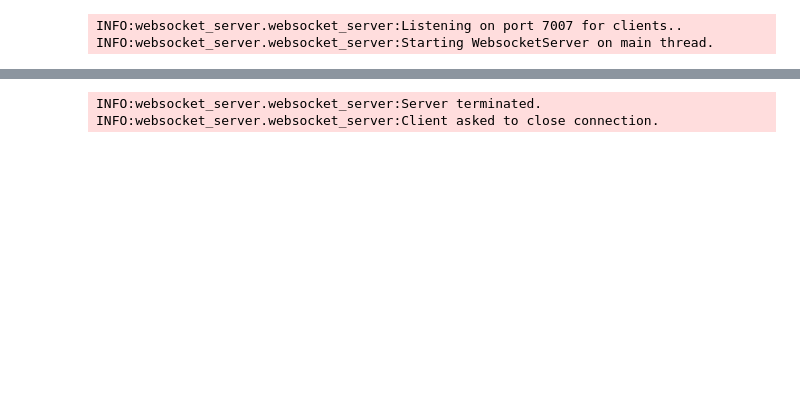
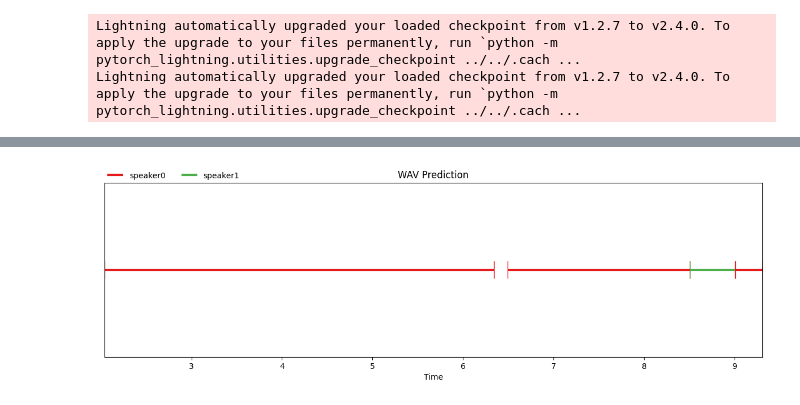
Before and after one commit to jottemka/ds-capstone-speakequal, a Jupyter notebook: cr_speak_equal.ipynb, the cells around one changed output, grey strips where cells are left out. Cells and saved outputs as stored; diff of their text form; code cells hidden in the pictures; blank space fills up the shorter version.

Commit message:
Testing around with annotation plotting

```diff
--- a/cr_speak_equal.ipynb
+++ b/cr_speak_equal.ipynb
@@ -44,9 +32,9 @@ config = SpeakerDiarizationConfig(
 )
 
 pipeline = SpeakerDiarization(config)
-#source = FileAudioSource("data/test.wav", SAMPLE_RATE)
+source = FileAudioSource("data/derived/example.wav", SAMPLE_RATE)
 #source = MicrophoneAudioSource()
-source = WebSocketAudioSource(SAMPLE_RATE, "127.0.0.1", 7007)
+#source = WebSocketAudioSource(SAMPLE_RATE, "127.0.0.1", 7007)
 
 inference = StreamingInference(
     pipeline,
@@ -58,9 +46,12 @@ inference = StreamingInference(
 
 #inference.attach_hooks(lambda annotation: source.send(annotation[0].to_rttm()))
 
-clear_output()
-print("Waiting for signal..")
-prediction = inference()
+prediction_wav = inference()
+print(prediction_wav)
+
+fig, ax = plt.subplots(figsize=(15, 4))
+plt.title("WAV Prediction")
+notebook.plot_annotation(prediction_wav, ax, time=True, legend=True)
 # %% [output]
-INFO:websocket_server.websocket_server:Listening on port 7007 for clients..
-INFO:websocket_server.websocket_server:Starting WebsocketServer on main thread.
+Lightning automatically upgraded your loaded checkpoint from v1.2.7 to v2.4.0. To apply the upgrade to your files permanently, run `python -m pytorch_lightning.utilities.upgrade_checkpoint ../../.cach ...
+Lightning automatically upgraded your loaded checkpoint from v1.2.7 to v2.4.0. To apply the upgrade to your files permanently, run `python -m pytorch_lightning.utilities.upgrade_checkpoint ../../.cach ...
@@ -68,2 +78 @@ Waiting for signal..
-INFO:websocket_server.websocket_server:Server terminated.
-INFO:websocket_server.websocket_server:Client asked to close connection.
+[figure, added]
```
Also changed, not shown: parts of 6 cells of this notebook.
